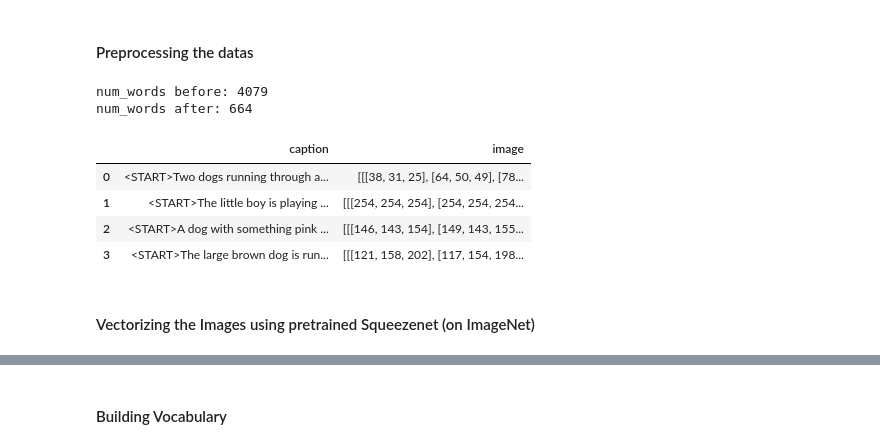
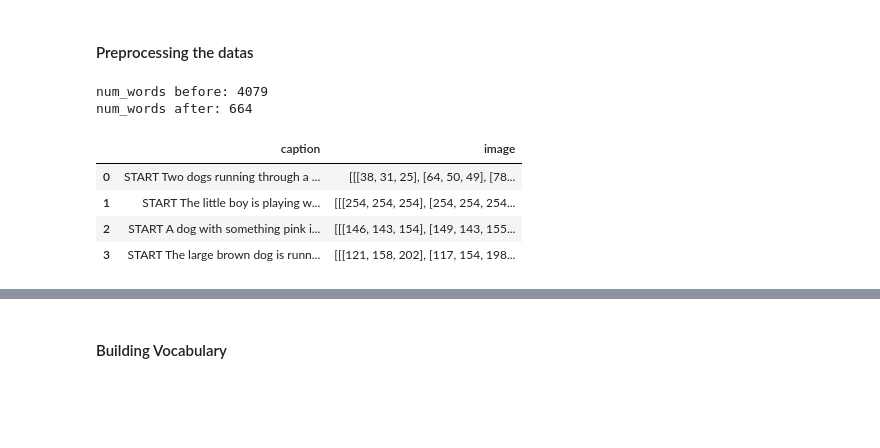
Before and after one commit to AminAlam/Image-Captioner, a Jupyter notebook: Image_Captioner.ipynb, the cells around one changed output, grey strips where cells are left out. Cells and saved outputs as stored; diff of their text form; code cells hidden in the pictures; blank space fills up the shorter version.

```diff
--- a/Image_Captioner.ipynb
+++ b/Image_Captioner.ipynb
@@ -49,18 +56,6 @@ for i, line in enumerate(lines):
     caption_dict[image_path] =  caption
   except:
     pass
-# %%
-with open('/content/drive/My Drive/Courses/DeepLearning/HW03/Q03/Datas/caption_dict.pkl', 'wb') as f:
-    pickle.dump(caption_dict, f)  # save it
-
-with open('/content/drive/My Drive/Courses/DeepLearning/HW03/Q03/Datas/image_dict.pkl', 'wb') as f:
-    pickle.dump(image_dict, f)  # save it
-# %%
-with open('/content/drive/My Drive/Courses/DeepLearning/HW03/Q03/Datas/caption_dict.pkl', 'rb') as f:
-    caption_dict = pickle.load(f) # load it
-
-with open('/content/drive/My Drive/Courses/DeepLearning/HW03/Q03/Datas/image_dict.pkl', 'rb') as f:
-    image_dict = pickle.load(f) # load it
 # %%
 # Train Datas
 with open('/content/drive/My Drive/Courses/DeepLearning/HW03/Q03/Datas/Flickr_8k.trainImages.txt') as f:
@@ -92,6 +87,12 @@ datas.head(4)
 | 1 | 4\tThe little boy is playing with... | [[[254, 254, 254], [254, 254, 254... |
 | 2 | 4\tA dog with something pink in i... | [[[146, 143, 154], [149, 143, 155... |
 | 3 | 4\tThe large brown dog is running... | [[[121, 158, 202], [117, 154, 198... |
+# %%
+with open('/content/drive/My Drive/Courses/DeepLearning/HW03/Q03/Datas/datas.pkl', 'wb') as f:
+    pickle.dump(datas, f)  # save it
+# %%
+with open('/content/drive/My Drive/Courses/DeepLearning/HW03/Q03/Datas/datas.pkl', 'rb') as f:
+    datas = pickle.load(f) # load it
 # %% [markdown]
 #### Preprocessing the datas
 # %%
@@ -104,31 +105,31 @@ def tokenize (text):
 # %%
 # remove punctuation and numbers and unfrequent words
 datas_preprocessed = datas.copy()
 counts = Counter()
 for index, row in datas_preprocessed.iterrows():
     counts.update(tokenize(row['caption']))
 
 print("num_words before:",len(counts.keys()))
 for word in list(counts):
     if counts[word] < 10:
       datas_preprocessed['caption'] = datas_preprocessed['caption'].str.replace("\b{0}\b".format(word), '')
       del counts[word]
 
 punctuation = ['0', '1', '2', '3', '4', '5', '6', '7', '8', '9', '\t',"\n",'#','@','.',',','?','!',')', '(']
 for char in punctuation:
     datas_preprocessed['caption'] = datas_preprocessed['caption'].str.replace(char, '')
 
 print("num_words after:",len(counts.keys()))
 del datas
 del counts
 # adding <START> and <END> to the captions
-datas_preprocessed['caption'] = "<START>" + datas_preprocessed['caption'].astype(str) + "<END>"
+datas_preprocessed['caption'] = "START " + datas_preprocessed['caption'].astype(str) + " END"
 datas_preprocessed.head(4)
 # %% [output]
 num_words before: 4079
 num_words after: 664
 |  | caption | image |
-| 0 | <START>Two dogs running through a... | [[[38, 31, 25], [64, 50, 49], [78... |
-| 1 | <START>The little boy is playing ... | [[[254, 254, 254], [254, 254, 254... |
-| 2 | <START>A dog with something pink ... | [[[146, 143, 154], [149, 143, 155... |
-| 3 | <START>The large brown dog is run... | [[[121, 158, 202], [117, 154, 198... |
+| 0 | START Two dogs running through a ... | [[[38, 31, 25], [64, 50, 49], [78... |
+| 1 | START The little boy is playing w... | [[[254, 254, 254], [254, 254, 254... |
+| 2 | START A dog with something pink i... | [[[146, 143, 154], [149, 143, 155... |
+| 3 | START The large brown dog is runn... | [[[121, 158, 202], [117, 154, 198... |
@@ -141,2 +135,0 @@ with open('/content/drive/My Drive/Courses/DeepLearning/HW03/Q03/Datas/datas_pre
-# %% [markdown]
-#### Vectorizing the Images using pretrained Squeezenet (on ImageNet)
```
Also changed, not shown: parts of 24 cells of this notebook.
